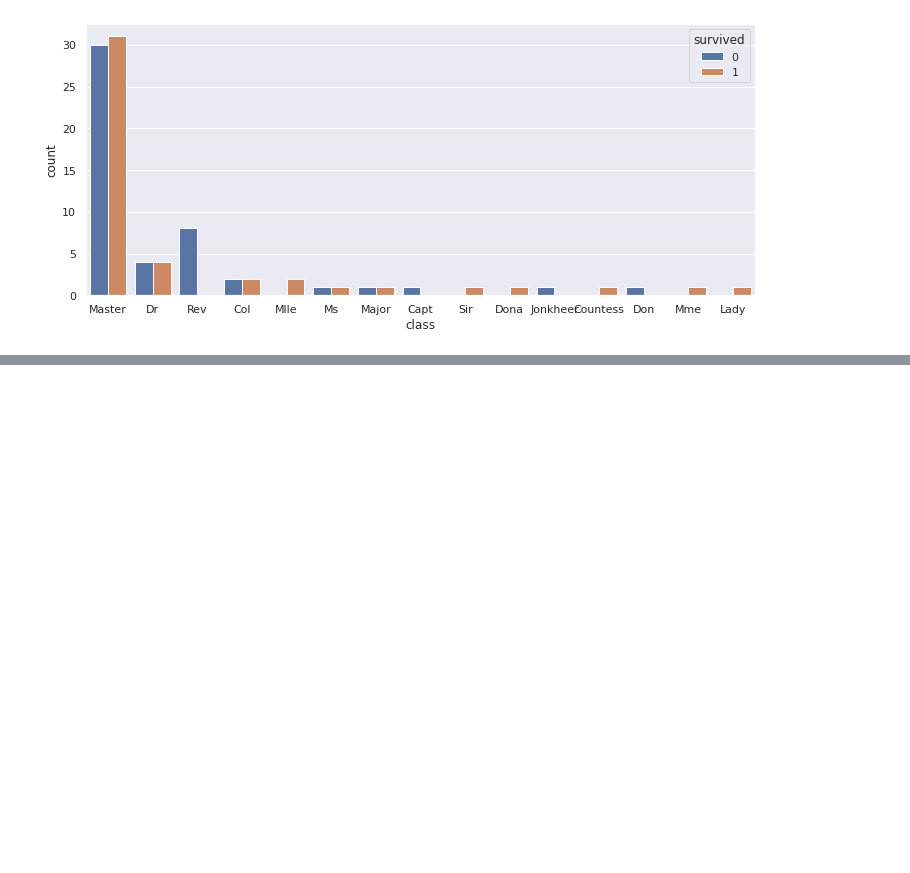
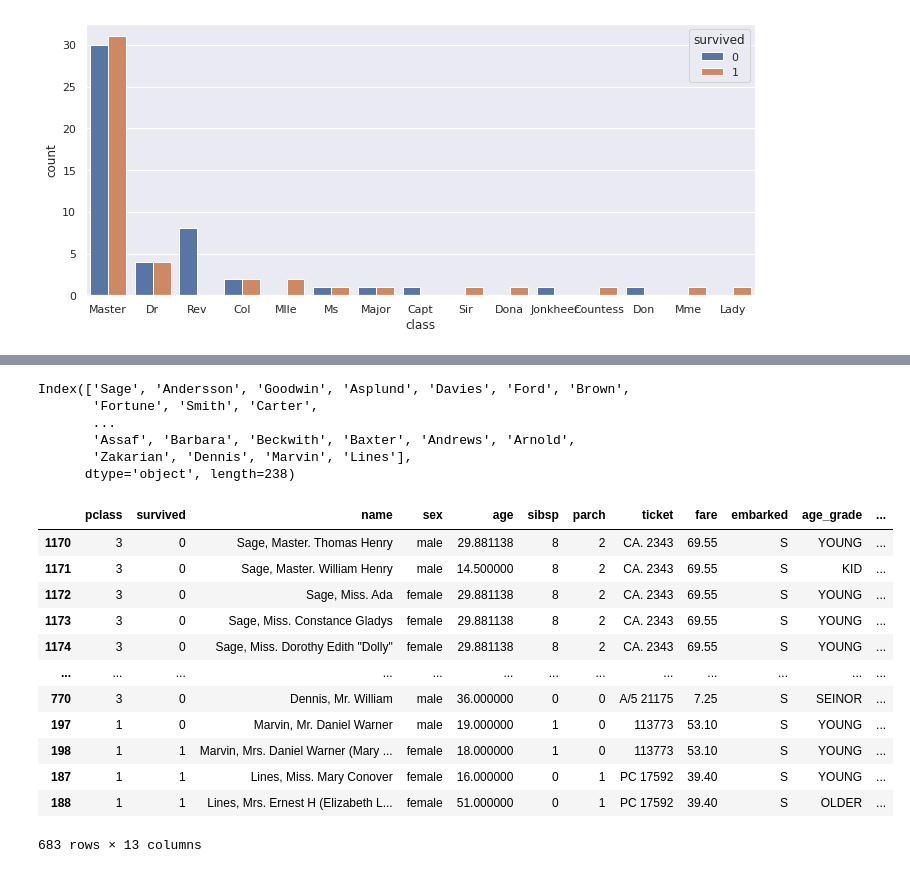
Before and after one commit to y001003/yeardream, a Jupyter notebook: project/python_advance/Titanic_EDA.ipynb, the cells around one changed output, grey strips where cells are left out. Saved outputs shown, nothing was run; the diff lists cells and outputs as text; code cells hidden in the pictures; blank space fills up the shorter version.

```diff
--- a/project/python_advance/Titanic_EDA.ipynb
+++ b/project/python_advance/Titanic_EDA.ipynb
@@ -483,0 +514,31 @@ sns.countplot(data=resultdf,x='class',hue='survived')
+# %%
+df2['family_name'].value_counts()[df2['family_name'].value_counts() >1].index
+# %% [output]
+Index(['Sage', 'Andersson', 'Goodwin', 'Asplund', 'Davies', 'Ford', 'Brown',
+       'Fortune', 'Smith', 'Carter',
+       ...
+       'Assaf', 'Barbara', 'Beckwith', 'Baxter', 'Andrews', 'Arnold',
+       'Zakarian', 'Dennis', 'Marvin', 'Lines'],
+      dtype='object', length=238)
+# %%
+family = df2['family_name'].value_counts()[df2['family_name'].value_counts() >1].index
+dfli =[]
+for i in list(family):
+    # print(df2[df2['ticket'] == i])
+    dfli.append(df2[df2['family_name'] == i])
+df_family = pd.concat(dfli)
+df_family
+# %% [output]
+|  | pclass | survived | name | sex | age | sibsp | parch | ticket | fare | embarked | age_grade | ... |
+| 1170 | 3 | 0 | Sage, Master. Thomas Henry | male | 29.881138 | 8 | 2 | CA. 2343 | 69.55 | S | YOUNG | ... |
+| 1171 | 3 | 0 | Sage, Master. William Henry | male | 14.500000 | 8 | 2 | CA. 2343 | 69.55 | S | KID | ... |
+| 1172 | 3 | 0 | Sage, Miss. Ada | female | 29.881138 | 8 | 2 | CA. 2343 | 69.55 | S | YOUNG | ... |
+| 1173 | 3 | 0 | Sage, Miss. Constance Gladys | female | 29.881138 | 8 | 2 | CA. 2343 | 69.55 | S | YOUNG | ... |
+| 1174 | 3 | 0 | Sage, Miss. Dorothy Edith "Dolly" | female | 29.881138 | 8 | 2 | CA. 2343 | 69.55 | S | YOUNG | ... |
+| ... | ... | ... | ... | ... | ... | ... | ... | ... | ... | ... | ... | ... |
+| 770 | 3 | 0 | Dennis, Mr. William | male | 36.000000 | 0 | 0 | A/5 21175 | 7.25 | S | SEINOR | ... |
+| 197 | 1 | 0 | Marvin, Mr. Daniel Warner | male | 19.000000 | 1 | 0 | 113773 | 53.10 | S | YOUNG | ... |
+| 198 | 1 | 1 | Marvin, Mrs. Daniel Warner (Mary ... | female | 18.000000 | 1 | 0 | 113773 | 53.10 | S | YOUNG | ... |
+| 187 | 1 | 1 | Lines, Miss. Mary Conover | female | 16.000000 | 0 | 1 | PC 17592 | 39.40 | S | YOUNG | ... |
+| 188 | 1 | 1 | Lines, Mrs. Ernest H (Elizabeth L... | female | 51.000000 | 0 | 1 | PC 17592 | 39.40 | S | OLDER | ... |
+683 rows × 13 columns
```
Also changed, not shown: parts of 14 cells of this notebook.
